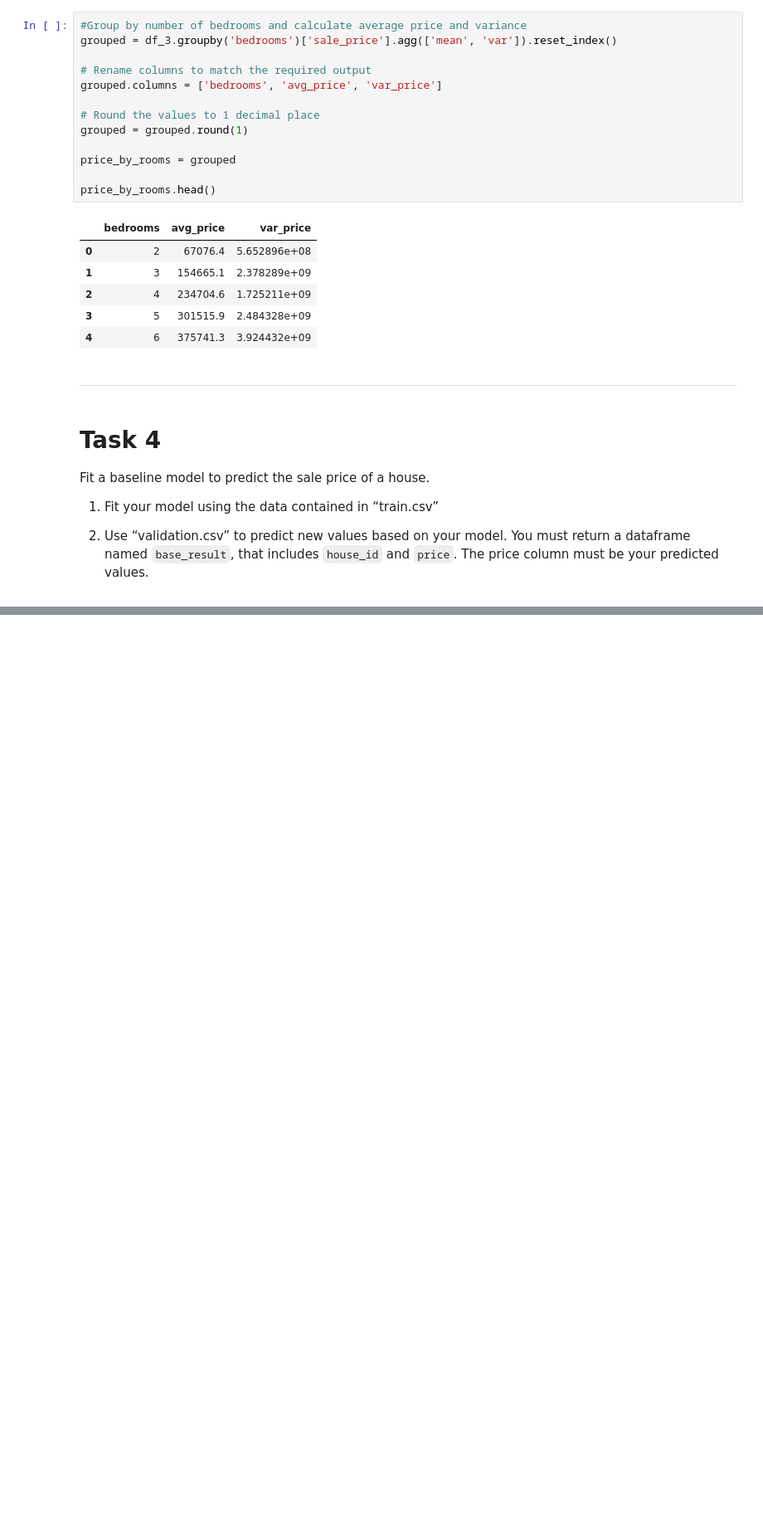
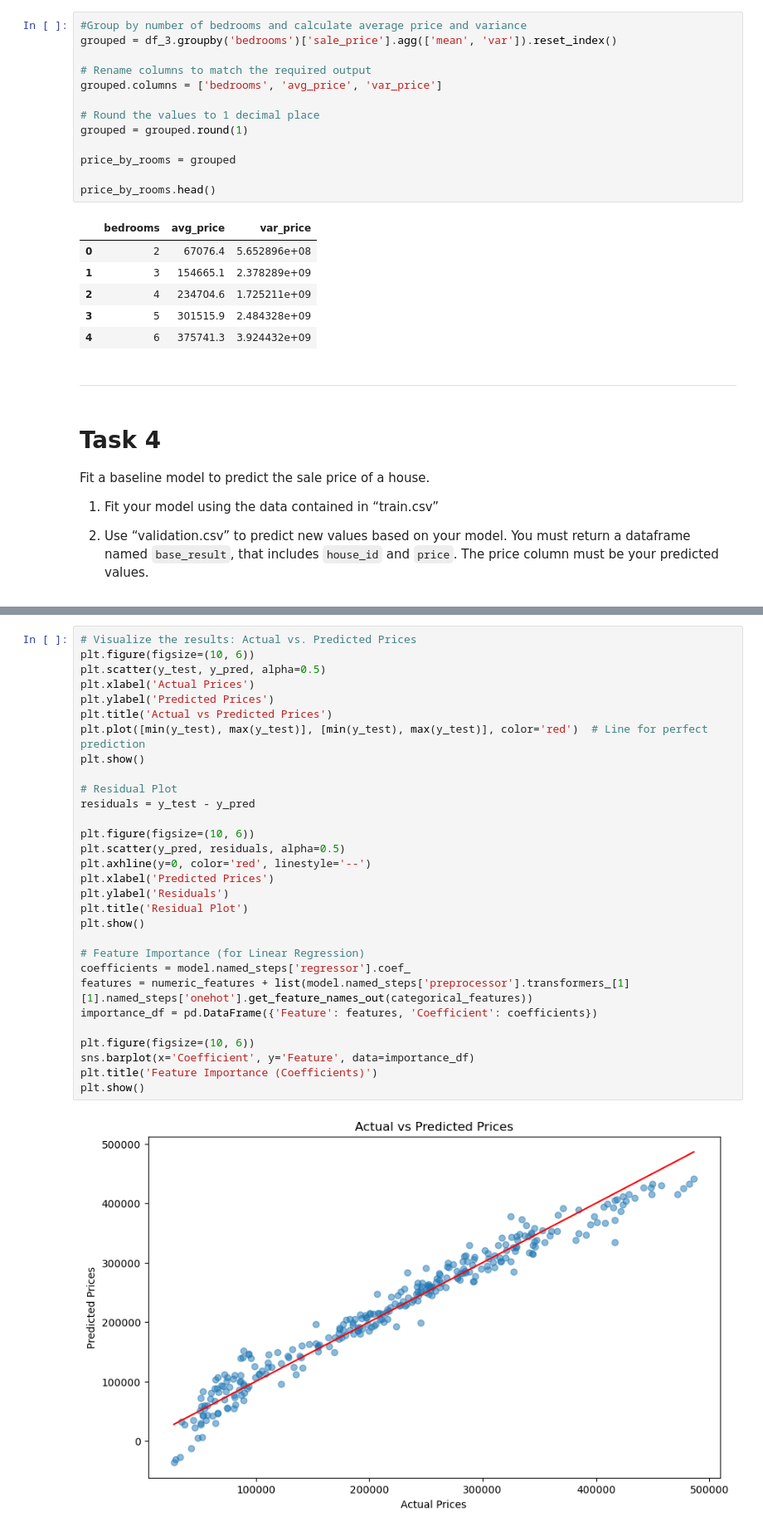
Before and after one commit to QuintoFelipe/Curso_Fundamentos, a Jupyter notebook: Trabajo final/Trabajo_final.ipynb, the cells around one changed output, grey strips where cells are left out. Shown at 83% size. Drawn from its saved outputs; the diff is of its cells as text; blank space fills up the shorter version.

```diff
--- a/Trabajo final/Trabajo_final.ipynb
+++ b/Trabajo final/Trabajo_final.ipynb
@@ -438,0 +373,32 @@ rmse
+# %%
+# Visualize the results: Actual vs. Predicted Prices
+plt.figure(figsize=(10, 6))
+plt.scatter(y_test, y_pred, alpha=0.5)
+plt.xlabel('Actual Prices')
+plt.ylabel('Predicted Prices')
+plt.title('Actual vs Predicted Prices')
+plt.plot([min(y_test), max(y_test)], [min(y_test), max(y_test)], color='red')  # Line for perfect prediction
+plt.show()
+
+# Residual Plot
+residuals = y_test - y_pred
+
+plt.figure(figsize=(10, 6))
+plt.scatter(y_pred, residuals, alpha=0.5)
+plt.axhline(y=0, color='red', linestyle='--')
+plt.xlabel('Predicted Prices')
+plt.ylabel('Residuals')
+plt.title('Residual Plot')
+plt.show()
+
+# Feature Importance (for Linear Regression)
+coefficients = model.named_steps['regressor'].coef_
+features = numeric_features + list(model.named_steps['preprocessor'].transformers_[1][1].named_steps['onehot'].get_feature_names_out(categorical_features))
+importance_df = pd.DataFrame({'Feature': features, 'Coefficient': coefficients})
+
+plt.figure(figsize=(10, 6))
+sns.barplot(x='Coefficient', y='Feature', data=importance_df)
+plt.title('Feature Importance (Coefficients)')
+plt.show()
+# %% [output]
+[figure, added]
```
Also changed, not shown: parts of 14 cells of this notebook.
